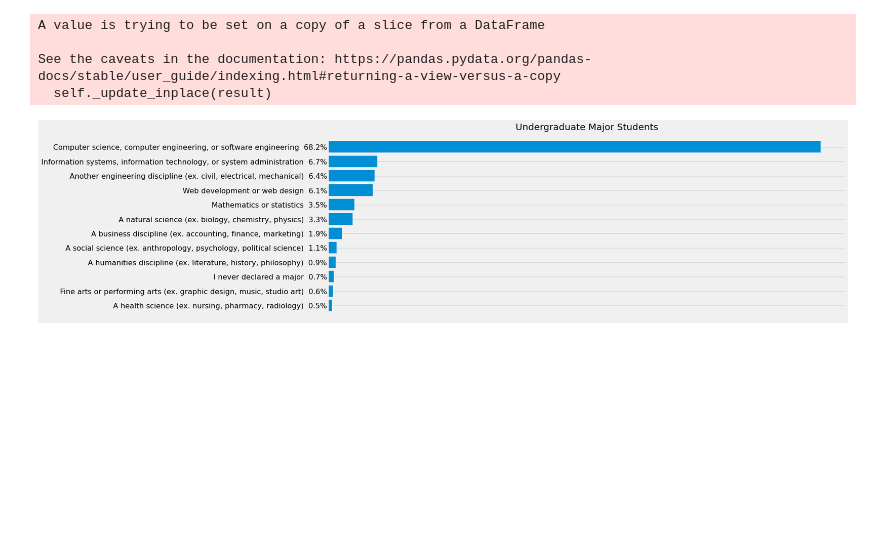
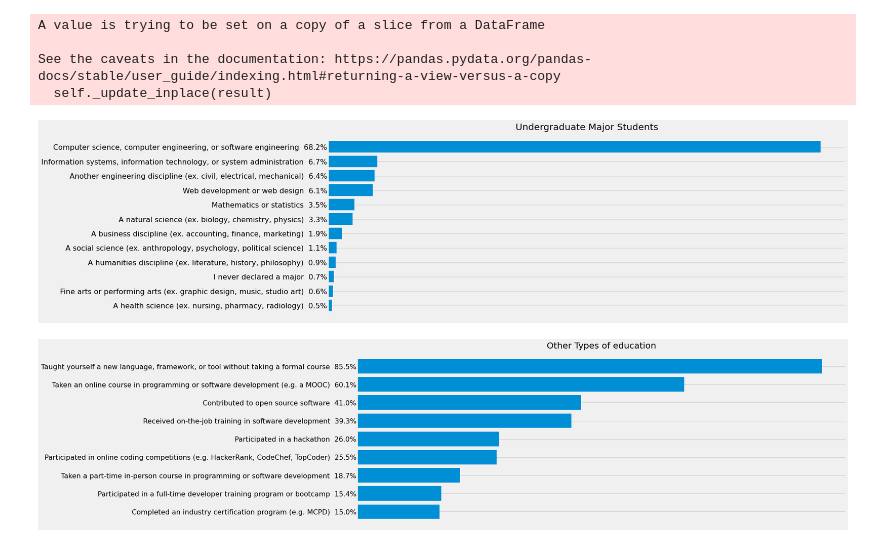
Before and after one commit to qristinius/Stackoverflow-Survey-2019, a Jupyter notebook: dev_survey_results_2019.ipynb, the cells around one changed output. Cells and saved outputs as stored; diff of their text form; code cells hidden in the pictures; blank space fills up the shorter version.

```diff
--- a/dev_survey_results_2019.ipynb
+++ b/dev_survey_results_2019.ipynb
@@ -623,3 +625,15 @@ A value is trying to be set on a copy of a slice from a DataFrame
 See the caveats in the documentation: https://pandas.pydata.org/pandas-docs/stable/user_guide/indexing.html#returning-a-view-versus-a-copy
   self._update_inplace(result)
 [figure]
+# %%
+other_types_of_education =  data["EduOther"]
+other_types_of_education.dropna(inplace = True)
+
+other_types_of_education = other_types_of_education.str.split(";")
+list_sorter_counter(other_types_of_education)
+
+
+
+Build_Barh_sizes(key_Phrases, Quantity, other_types_of_education, "fivethirtyeight", False , (18,7), "Other Types of education")
+# %% [output]
+[figure, added]
```
Also changed, not shown: parts of 2 cells of this notebook.
